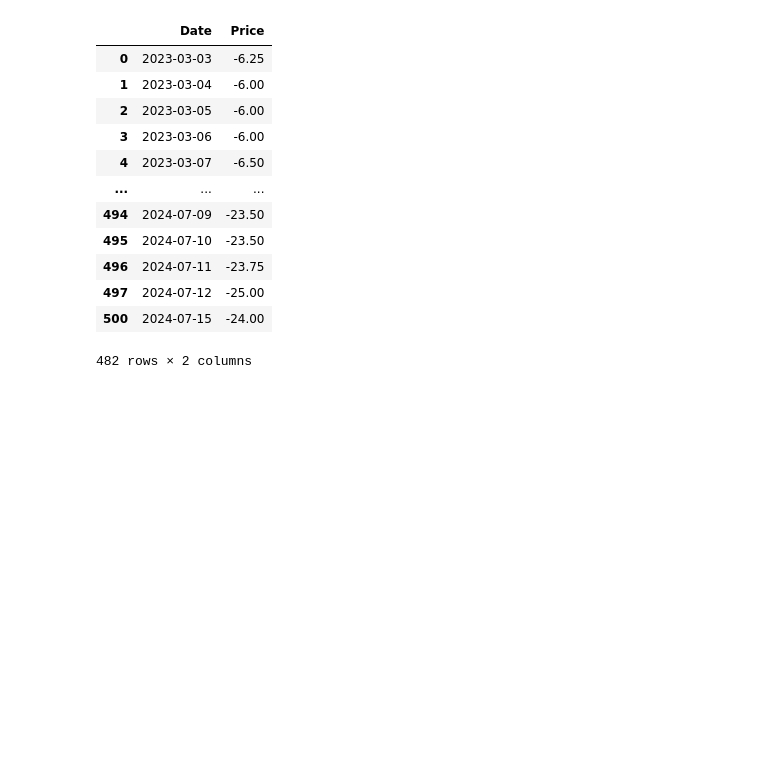
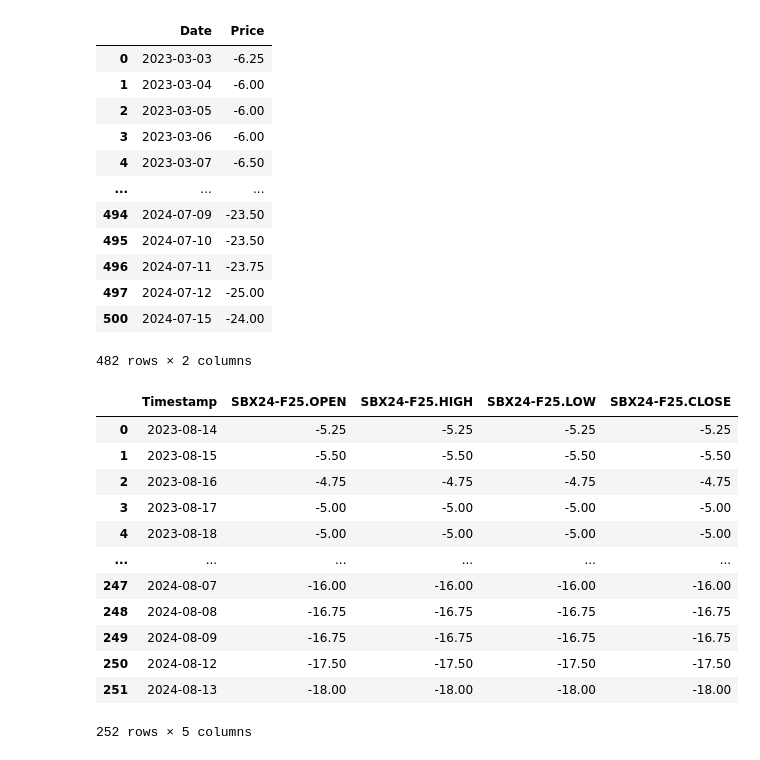
Before and after one commit to anmol201212/TacticalQuant, a Jupyter notebook: Prediction/Split_years.ipynb, the cells around one changed output. Saved outputs shown, nothing was run; the diff lists cells and outputs as text; code cells hidden in the pictures; blank space fills up the shorter version.

```diff
--- a/Prediction/Split_years.ipynb
+++ b/Prediction/Split_years.ipynb
@@ -55,3 +55,20 @@ df
 | 497 | 2024-07-12 | -25.00 |
 | 500 | 2024-07-15 | -24.00 |
 482 rows × 2 columns
+# %%
+df = pd.read_csv('/workspaces/Futures-First/Prediction/data/SB_nov-jan/2024.csv')
+df
+# %% [output]
+|  | Timestamp | SBX24-F25.OPEN | SBX24-F25.HIGH | SBX24-F25.LOW | SBX24-F25.CLOSE |
+| 0 | 2023-08-14 | -5.25 | -5.25 | -5.25 | -5.25 |
+| 1 | 2023-08-15 | -5.50 | -5.50 | -5.50 | -5.50 |
+| 2 | 2023-08-16 | -4.75 | -4.75 | -4.75 | -4.75 |
+| 3 | 2023-08-17 | -5.00 | -5.00 | -5.00 | -5.00 |
+| 4 | 2023-08-18 | -5.00 | -5.00 | -5.00 | -5.00 |
+| ... | ... | ... | ... | ... | ... |
+| 247 | 2024-08-07 | -16.00 | -16.00 | -16.00 | -16.00 |
+| 248 | 2024-08-08 | -16.75 | -16.75 | -16.75 | -16.75 |
+| 249 | 2024-08-09 | -16.75 | -16.75 | -16.75 | -16.75 |
+| 250 | 2024-08-12 | -17.50 | -17.50 | -17.50 | -17.50 |
+| 251 | 2024-08-13 | -18.00 | -18.00 | -18.00 | -18.00 |
+252 rows × 5 columns
```
Also changed, not shown: parts of 1 cell of this notebook, 48 other files.
